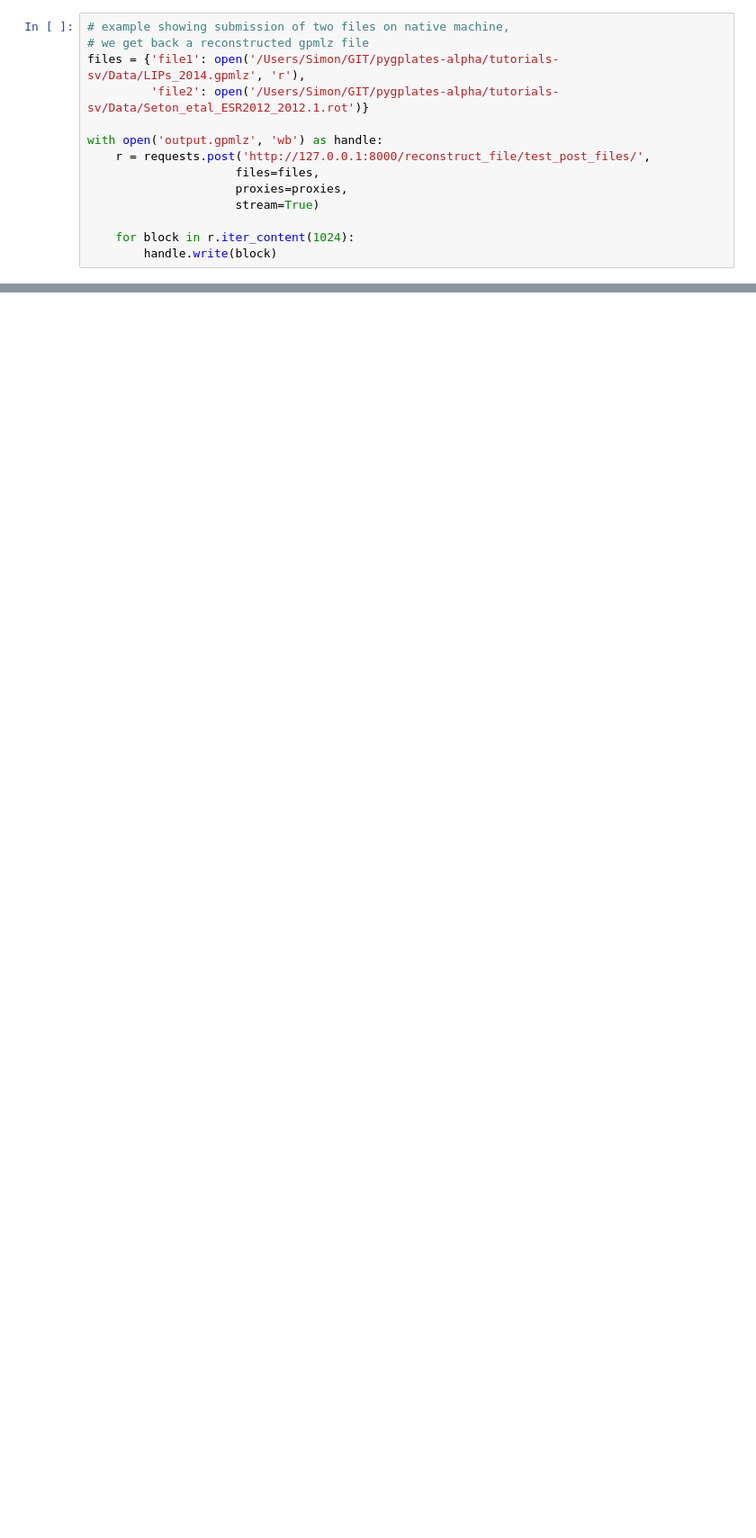
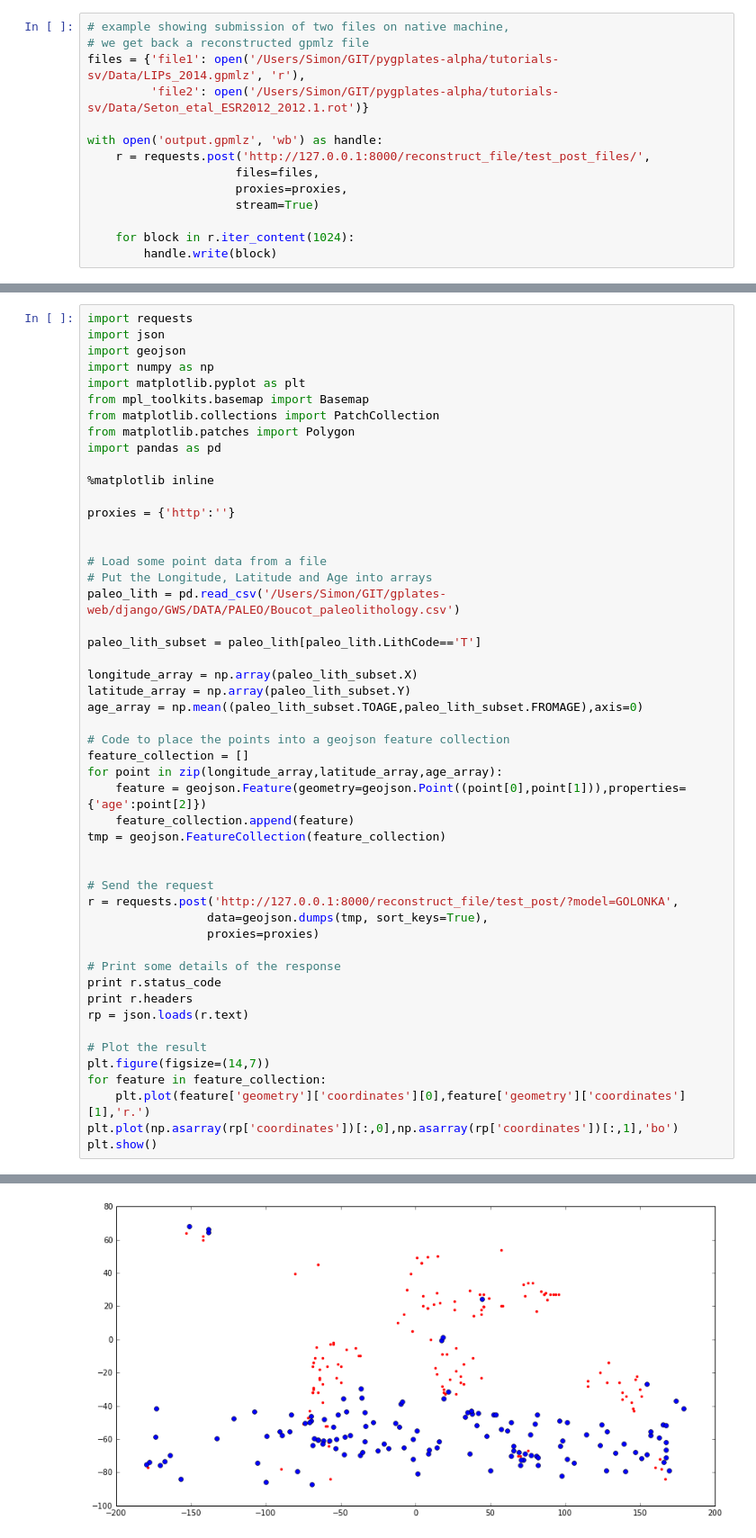
Before and after one commit to GPlates/gplates-web-service, a Jupyter notebook: python/post-file-examples.ipynb, the cells around one changed output, grey strips where cells are left out. Shown at 90% size. Drawn from its saved outputs; the diff is of its cells as text; blank space fills up the shorter version.

```diff
--- a/python/post-file-examples.ipynb
+++ b/python/post-file-examples.ipynb
@@ -105,3 +102,54 @@ HTML(r.text)
 | 48.423389 | 101.0 | 7.897918 | 33.595803 | 0.340728 | 13.524151 | 8.783597 | 36.129603 | ... |
 | 48.423389 | 101.0 | 7.897918 | 33.595803 | 0.340728 | 13.524151 | 8.783597 | 36.129603 | ... |
 | 6.325541 | 104.0 | 2.156790 | 66.811791 | 0.108424 | -1.409211 | 12.244002 | 32.526787 | ... |
+# %%
+import requests
+import json
+import geojson
+import numpy as np
+import matplotlib.pyplot as plt
+from mpl_toolkits.basemap import Basemap
+from matplotlib.collections import PatchCollection
+from matplotlib.patches import Polygon
+import pandas as pd
+
+%matplotlib inline
+
+proxies = {'http':''}
+
+
+# Load some point data from a file
+# Put the Longitude, Latitude and Age into arrays
+paleo_lith = pd.read_csv('/Users/Simon/GIT/gplates-web/django/GWS/DATA/PALEO/Boucot_paleolithology.csv')
+
+paleo_lith_subset = paleo_lith[paleo_lith.LithCode=='T']
+
+longitude_array = np.array(paleo_lith_subset.X)
+latitude_array = np.array(paleo_lith_subset.Y)
+age_array = np.mean((paleo_lith_subset.TOAGE,paleo_lith_subset.FROMAGE),axis=0)
+
+# Code to place the points into a geojson feature collection
+feature_collection = []
+for point in zip(longitude_array,latitude_array,age_array):
+    feature = geojson.Feature(geometry=geojson.Point((point[0],point[1])),properties={'age':point[2]})
+    feature_collection.append(feature)
+tmp = geojson.FeatureCollection(feature_collection)
+
+
+# Send the request
+r = requests.post('http://127.0.0.1:8000/reconstruct_file/test_post/?model=GOLONKA',
+                 data=geojson.dumps(tmp, sort_keys=True),
+                 proxies=proxies)
+
+# Print some details of the response
+print r.status_code
+print r.headers
+rp = json.loads(r.text)
+
+# Plot the result
+plt.figure(figsize=(14,7))
+for feature in feature_collection:
+    plt.plot(feature['geometry']['coordinates'][0],feature['geometry']['coordinates'][1],'r.')
+plt.plot(np.asarray(rp['coordinates'])[:,0],np.asarray(rp['coordinates'])[:,1],'bo')
+plt.show()
+# %% [output]
@@ -107,0 +158 @@ HTML(r.text)
+[figure, added]
```
Also changed, not shown: parts of 2 cells of this notebook, 5 other files.
